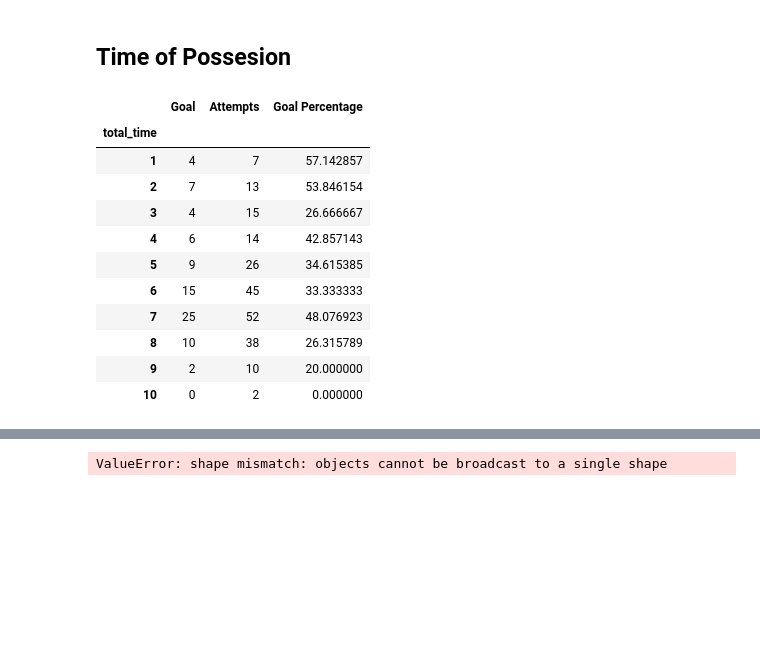
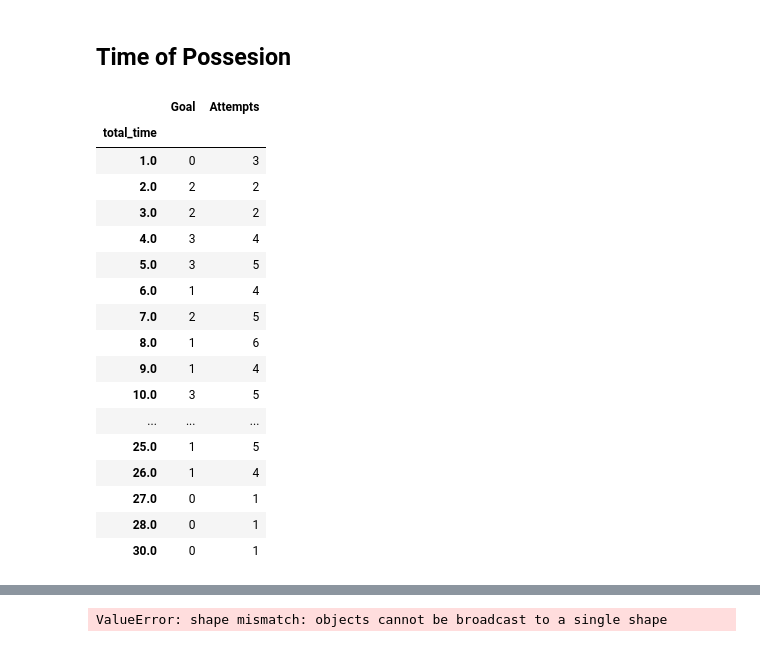
Before and after one commit to kevinshen1101/Water-Polo-Analytics, a Jupyter notebook: final_report/final_analysis.ipynb, the cells around one changed output, grey strips where cells are left out. Saved outputs shown, nothing was run; the diff lists cells and outputs as text; code cells hidden in the pictures; blank space fills up the shorter version.

Commit message:
Bucketed and unbuckeded time analysis

```diff
--- a/final_report/final_analysis.ipynb
+++ b/final_report/final_analysis.ipynb
@@ -379,7 +379,7 @@ def bucket_times(df):
     bucket_df['Goal Percentage'] = bucket_df['Goal']/bucket_df['Attempts']*100
     return bucket_df
 # %%
-def time_of_possesion_percentage(df):
+def time_of_possession_percentage(df):
     time_df = df.groupby(['total_time']).agg({"Goal": "sum", "Timeout": "count"}).reset_index().rename(columns={'Timeout':'Attempts'})
     time_df.set_index('total_time', inplace=True)
-    return bucket_times(time_df)
+    return time_df
@@ -386,15 +392,21 @@ def time_of_possesion_percentage(df):
 # %%
-time_of_possesion_percentage(df)
+time_of_possession_percentage(df)
 # %% [output]
-|  | Goal | Attempts | Goal Percentage |
-| total_time |  |  |  |
-| 1 | 4 | 7 | 57.142857 |
-| 2 | 7 | 13 | 53.846154 |
-| 3 | 4 | 15 | 26.666667 |
-| 4 | 6 | 14 | 42.857143 |
-| 5 | 9 | 26 | 34.615385 |
-| 6 | 15 | 45 | 33.333333 |
-| 7 | 25 | 52 | 48.076923 |
-| 8 | 10 | 38 | 26.315789 |
-| 9 | 2 | 10 | 20.000000 |
-| 10 | 0 | 2 | 0.000000 |
+|  | Goal | Attempts |
+| total_time |  |  |
+| 1.0 | 0 | 3 |
+| 2.0 | 2 | 2 |
+| 3.0 | 2 | 2 |
+| 4.0 | 3 | 4 |
+| 5.0 | 3 | 5 |
+| 6.0 | 1 | 4 |
+| 7.0 | 2 | 5 |
+| 8.0 | 1 | 6 |
+| 9.0 | 1 | 4 |
+| 10.0 | 3 | 5 |
+| ... | ... | ... |
+| 25.0 | 1 | 5 |
+| 26.0 | 1 | 4 |
+| 27.0 | 0 | 1 |
+| 28.0 | 0 | 1 |
+| 30.0 | 0 | 1 |
```
Also changed, not shown: parts of 4 cells of this notebook.
